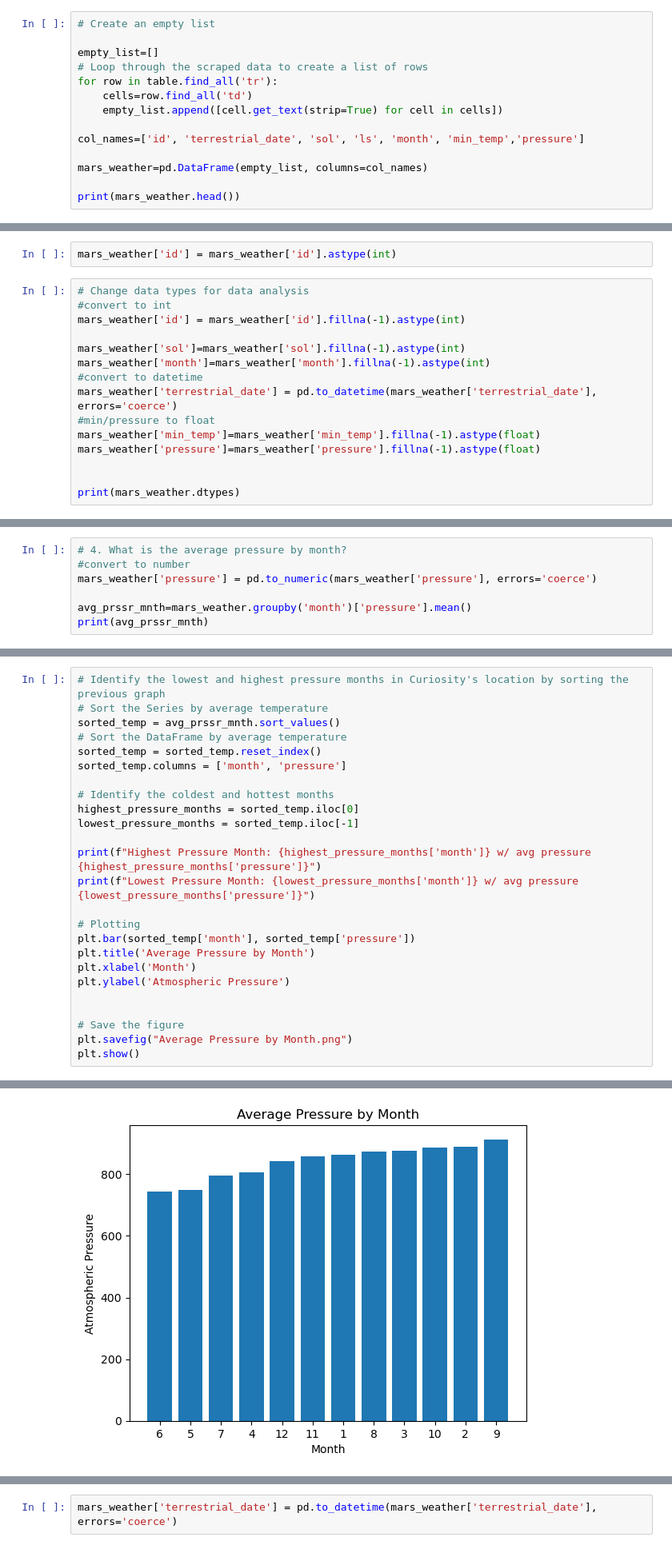
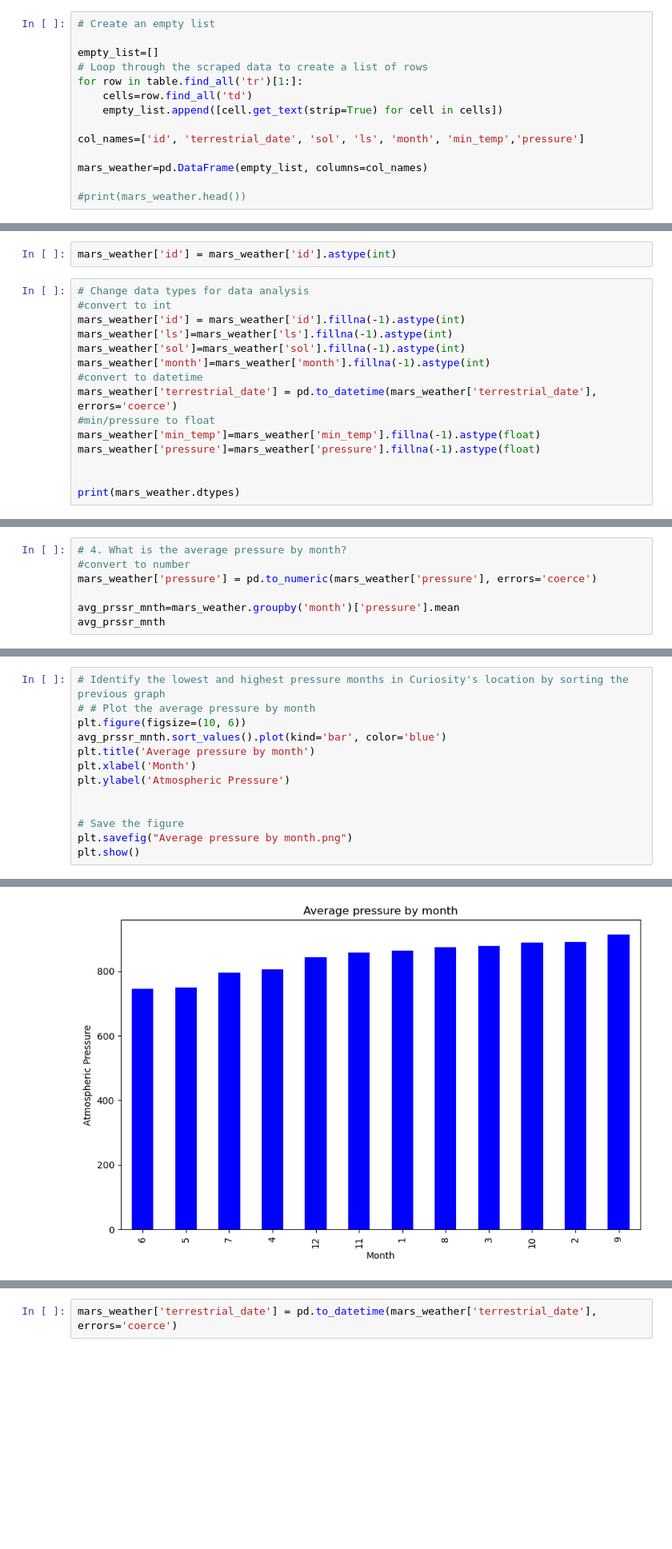
Before and after one commit to McKinnonJulia/Module11-DataCollection, a Jupyter notebook: part_2_mars_weather.ipynb, the cells around one changed output, grey strips where cells are left out. Shown: that part at 80% size. Drawn from its saved outputs; the diff is of its cells as text; blank space fills up the shorter version.

```diff
--- a/part_2_mars_weather.ipynb
+++ b/part_2_mars_weather.ipynb
@@ -50,7 +76,7 @@ Assemble the scraped data into a Pandas DataFrame. The columns should have the s
 
 empty_list=[]
 # Loop through the scraped data to create a list of rows
-for row in table.find_all('tr'):
+for row in table.find_all('tr')[1:]:
     cells=row.find_all('td')
     empty_list.append([cell.get_text(strip=True) for cell in cells])
 
@@ -58,4 +84,4 @@ col_names=['id', 'terrestrial_date', 'sol', 'ls', 'month', 'min_temp','pressure'
 
 mars_weather=pd.DataFrame(empty_list, columns=col_names)
 
-print(mars_weather.head())
+#print(mars_weather.head())
@@ -106,7 +139,7 @@ mars_weather['id'] = mars_weather['id'].astype(int)
 # Change data types for data analysis
 #convert to int
 mars_weather['id'] = mars_weather['id'].fillna(-1).astype(int)
-
+mars_weather['ls']=mars_weather['ls'].fillna(-1).astype(int)
 mars_weather['sol']=mars_weather['sol'].fillna(-1).astype(int)
 mars_weather['month']=mars_weather['month'].fillna(-1).astype(int)
 #convert to datetime
@@ -235,8 +263,8 @@ Hottest Month: -1.0 w/ avg temp -1.0°C
 #convert to number
 mars_weather['pressure'] = pd.to_numeric(mars_weather['pressure'], errors='coerce')
 
-avg_prssr_mnth=mars_weather.groupby('month')['pressure'].mean()
-print(avg_prssr_mnth)
+avg_prssr_mnth=mars_weather.groupby('month')['pressure'].mean
+avg_prssr_mnth
 # %% [output]
 month
 1     862.488506
@@ -290,26 +301,14 @@ plt.show()
 # %%
 # Identify the lowest and highest pressure months in Curiosity's location by sorting the previous graph
-# Sort the Series by average temperature
-sorted_temp = avg_prssr_mnth.sort_values()
-# Sort the DataFrame by average temperature
-sorted_temp = sorted_temp.reset_index()
-sorted_temp.columns = ['month', 'pressure']
-
-# Identify the coldest and hottest months
-highest_pressure_months = sorted_temp.iloc[0]
-lowest_pressure_months = sorted_temp.iloc[-1]
-
-print(f"Highest Pressure Month: {highest_pressure_months['month']} w/ avg pressure {highest_pressure_months['pressure']}")
-print(f"Lowest Pressure Month: {lowest_pressure_months['month']} w/ avg pressure {lowest_pressure_months['pressure']}")
-
-# Plotting
-plt.bar(sorted_temp['month'], sorted_temp['pressure'])
-plt.title('Average Pressure by Month')
+# # Plot the average pressure by month
+plt.figure(figsize=(10, 6))
+avg_prssr_mnth.sort_values().plot(kind='bar', color='blue')
+plt.title('Average pressure by month')
 plt.xlabel('Month')
 plt.ylabel('Atmospheric Pressure')
 
 
 # Save the figure
-plt.savefig("Average Pressure by Month.png")
+plt.savefig("Average pressure by month.png")
 plt.show()
 # %% [output]
@@ -318 +315 @@ Lowest Pressure Month: 9 w/ avg pressure 913.3059701492538
-[figure, old version]
+[figure, new version]
```
Also changed, not shown: parts of 30 cells of this notebook, 5 other files.
